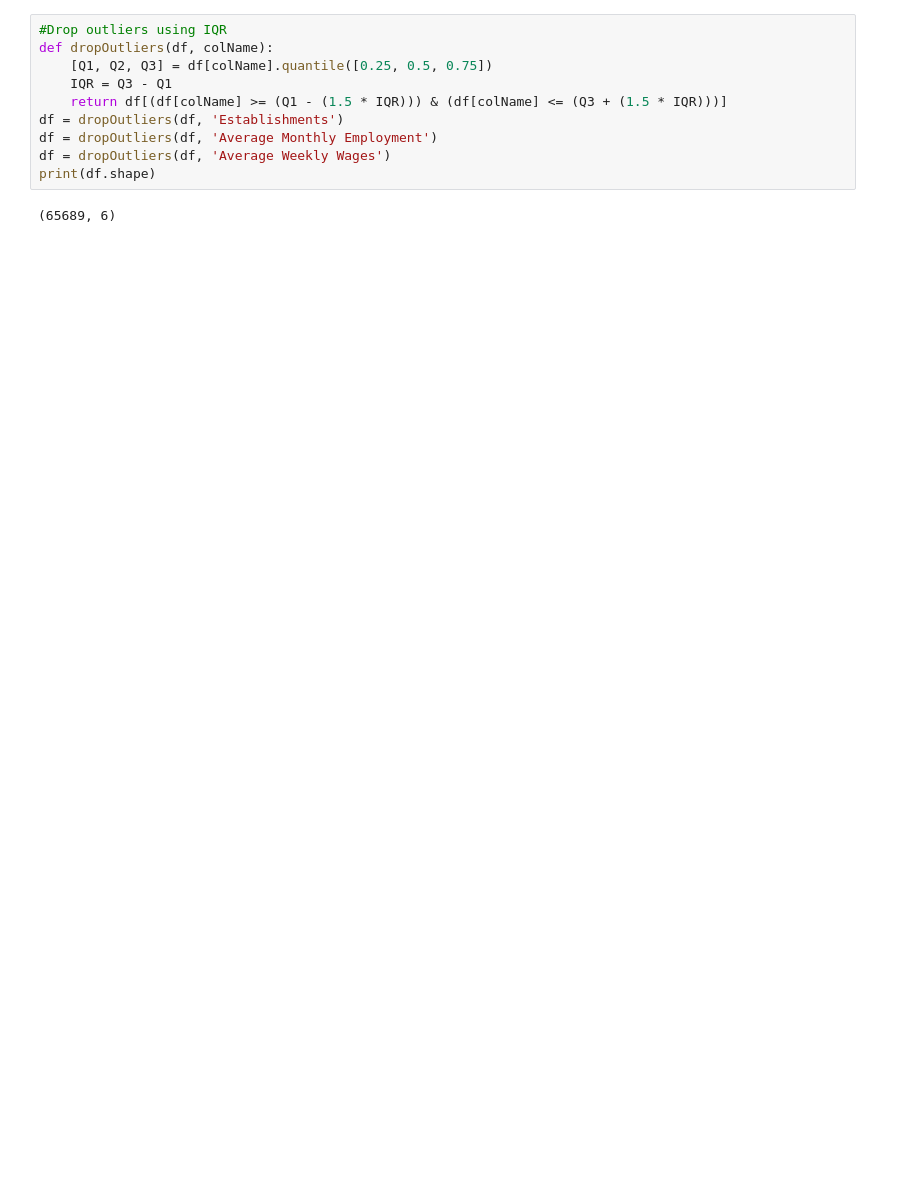
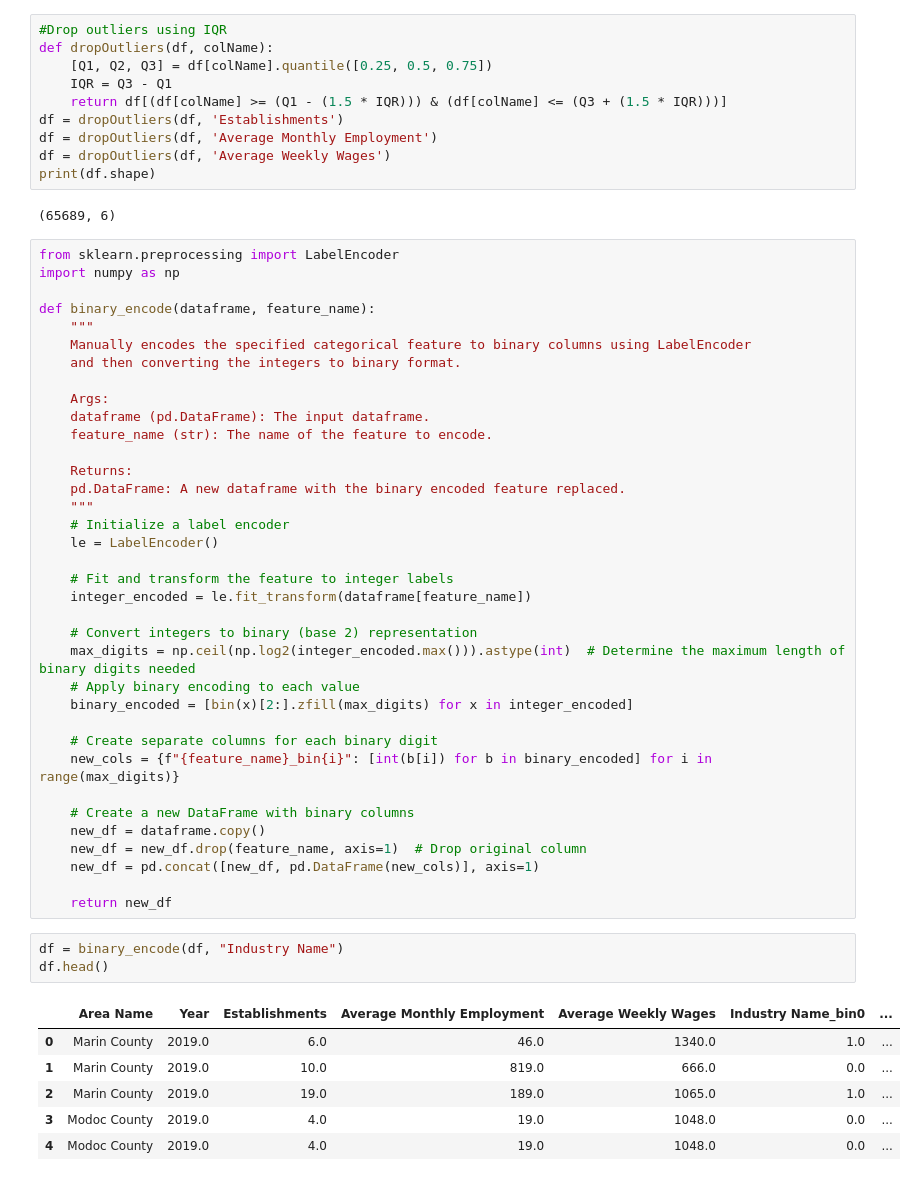
Before and after one commit to ericstratford/predictable-residence, a Jupyter notebook: CA_Residence_Prediction.ipynb, the cells around one changed output. Cells and saved outputs as stored; diff of their text form; blank space fills up the shorter version.

Commit message:
Add binary encoding function and binary encode for industry field

```diff
--- a/CA_Residence_Prediction.ipynb
+++ b/CA_Residence_Prediction.ipynb
@@ -147,3 +151,49 @@ df = dropOutliers(df, 'Average Weekly Wages')
 print(df.shape)
 # %% [output]
 (65689, 6)
+# %%
+from sklearn.preprocessing import LabelEncoder
+import numpy as np
+
+def binary_encode(dataframe, feature_name):
+    """
+    Manually encodes the specified categorical feature to binary columns using LabelEncoder
+    and then converting the integers to binary format.
+
+    Args:
+    dataframe (pd.DataFrame): The input dataframe.
+    feature_name (str): The name of the feature to encode.
+
+    Returns:
+    pd.DataFrame: A new dataframe with the binary encoded feature replaced.
+    """
+    # Initialize a label encoder
+    le = LabelEncoder()
+
+    # Fit and transform the feature to integer labels
+    integer_encoded = le.fit_transform(dataframe[feature_name])
+
+    # Convert integers to binary (base 2) representation
+    max_digits = np.ceil(np.log2(integer_encoded.max())).astype(int)  # Determine the maximum length of binary digits needed
+    # Apply binary encoding to each value
+    binary_encoded = [bin(x)[2:].zfill(max_digits) for x in integer_encoded]
+
+    # Create separate columns for each binary digit
+    new_cols = {f"{feature_name}_bin{i}": [int(b[i]) for b in binary_encoded] for i in range(max_digits)}
+
+    # Create a new DataFrame with binary columns
+    new_df = dataframe.copy()
+    new_df = new_df.drop(feature_name, axis=1)  # Drop original column
+    new_df = pd.concat([new_df, pd.DataFrame(new_cols)], axis=1)
+
+    return new_df
+# %%
+df = binary_encode(df, "Industry Name")
+df.head()
+# %% [output]
+|  | Area Name | Year | Establishments | Average Monthly Employment | Average Weekly Wages | Industry Name_bin0 | ... |
+| 0 | Marin County | 2019.0 | 6.0 | 46.0 | 1340.0 | 1.0 | ... |
+| 1 | Marin County | 2019.0 | 10.0 | 819.0 | 666.0 | 0.0 | ... |
+| 2 | Marin County | 2019.0 | 19.0 | 189.0 | 1065.0 | 1.0 | ... |
+| 3 | Modoc County | 2019.0 | 4.0 | 19.0 | 1048.0 | 0.0 | ... |
+| 4 | Modoc County | 2019.0 | 4.0 | 19.0 | 1048.0 | 0.0 | ... |
```
Also changed, not shown: parts of 4 cells of this notebook.
